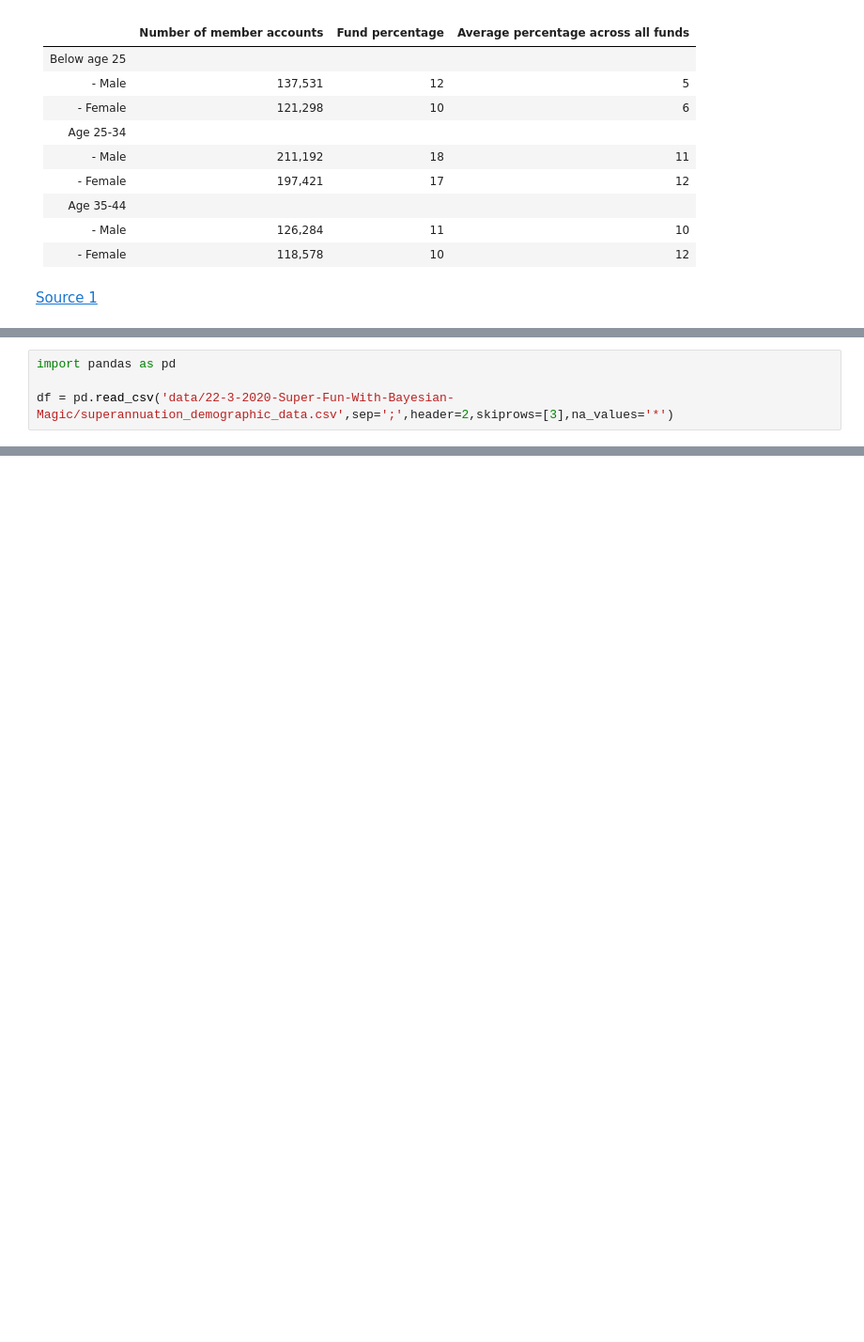
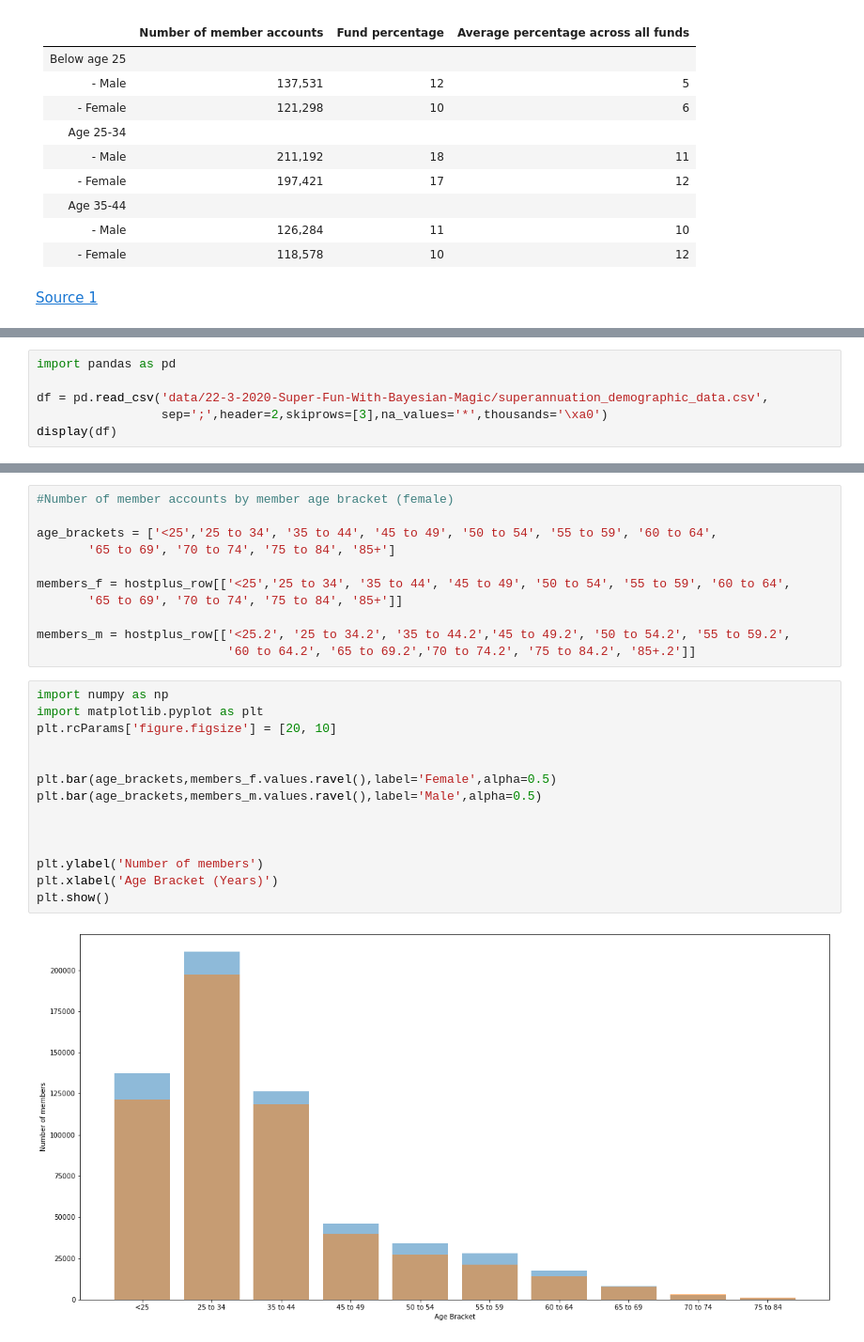
Before and after one commit to CGCooke/Blog, a Jupyter notebook: _notebooks/22-3-2020-Super-Fun-With-Bayesian-Magic.ipynb, the cells around one changed output, grey strips where cells are left out. Shown at 94% size. Cells and saved outputs as stored; diff of their text form; blank space fills up the shorter version.

Commit message:
Adding in pretty charts

```diff
--- a/_notebooks/22-3-2020-Super-Fun-With-Bayesian-Magic.ipynb
+++ b/_notebooks/22-3-2020-Super-Fun-With-Bayesian-Magic.ipynb
@@ -41,4 +48,6 @@ Now for some data, I'm pulling it from [here](https://www.apra.gov.au/annual-fun
 # %%
 import pandas as pd
 
-df = pd.read_csv('data/22-3-2020-Super-Fun-With-Bayesian-Magic/superannuation_demographic_data.csv',sep=';',header=2,skiprows=[3],na_values='*')
+df = pd.read_csv('data/22-3-2020-Super-Fun-With-Bayesian-Magic/superannuation_demographic_data.csv',
+                 sep=';',header=2,skiprows=[3],na_values='*',thousands='\xa0')
+display(df)
@@ -68,0 +95,27 @@ hostplus_row
+# %%
+#Number of member accounts by member age bracket (female)
+
+age_brackets = ['<25','25 to 34', '35 to 44', '45 to 49', '50 to 54', '55 to 59', '60 to 64',
+       '65 to 69', '70 to 74', '75 to 84', '85+']
+
+members_f = hostplus_row[['<25','25 to 34', '35 to 44', '45 to 49', '50 to 54', '55 to 59', '60 to 64',
+       '65 to 69', '70 to 74', '75 to 84', '85+']]
+
+members_m = hostplus_row[['<25.2', '25 to 34.2', '35 to 44.2','45 to 49.2', '50 to 54.2', '55 to 59.2',
+                          '60 to 64.2', '65 to 69.2','70 to 74.2', '75 to 84.2', '85+.2']]
+# %%
+import numpy as np
+import matplotlib.pyplot as plt
+plt.rcParams['figure.figsize'] = [20, 10]
+
+
+plt.bar(age_brackets,members_f.values.ravel(),label='Female',alpha=0.5)
+plt.bar(age_brackets,members_m.values.ravel(),label='Male',alpha=0.5)
+
+
+
+plt.ylabel('Number of members')
+plt.xlabel('Age Bracket (Years)')
+plt.show()
+# %% [output]
+[figure, added]
```
Also changed, not shown: parts of 6 cells of this notebook, 1 other file.
